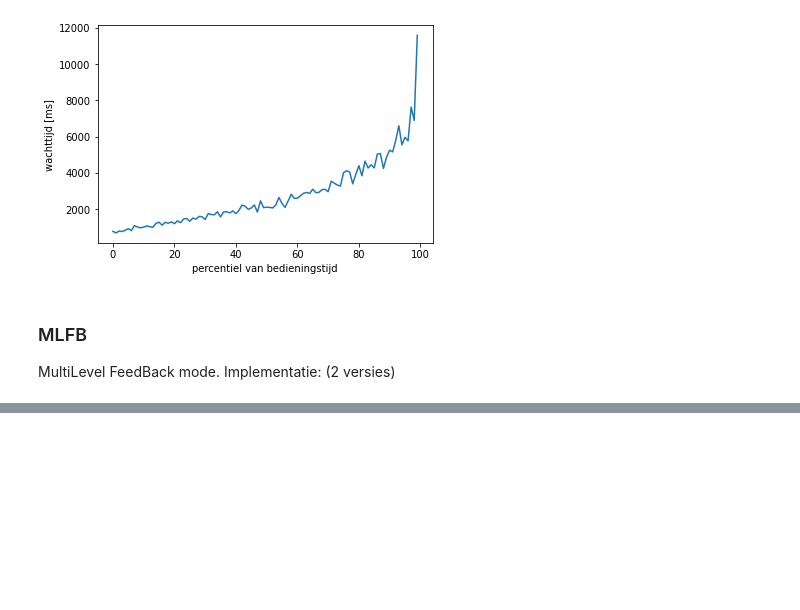
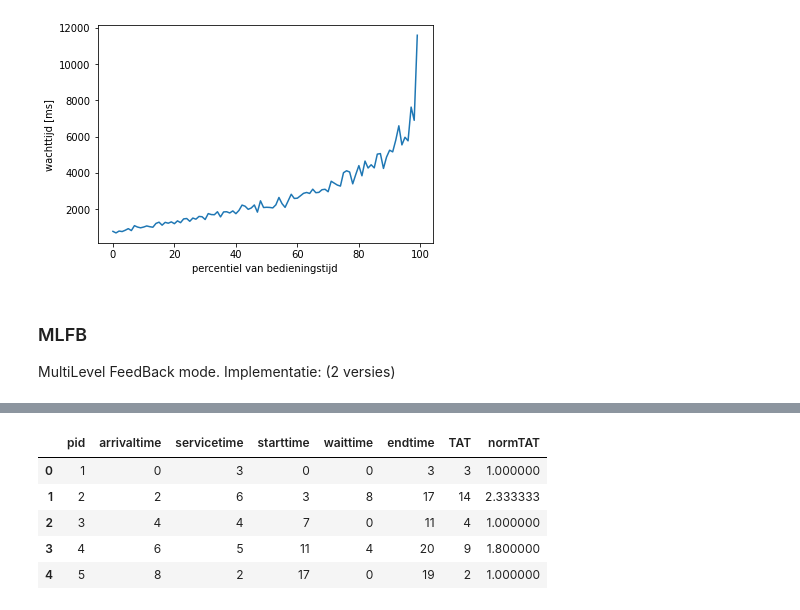
Before and after one commit to GPeeters/Besturingssystemen-2, a Jupyter notebook: process_scheduler.ipynb, the cells around one changed output, grey strips where cells are left out. Saved outputs shown, nothing was run; the diff lists cells and outputs as text; code cells hidden in the pictures; blank space fills up the shorter version.

```diff
--- a/process_scheduler.ipynb
+++ b/process_scheduler.ipynb
@@ -604,0 +583,11 @@ totaal(df_50000)
+# %%
+
+
+RR(df_test, 4)
+# %% [output]
+|  | pid | arrivaltime | servicetime | starttime | waittime | endtime | TAT | normTAT |
+| 0 | 1 | 0 | 3 | 0 | 0 | 3 | 3 | 1.000000 |
+| 1 | 2 | 2 | 6 | 3 | 8 | 17 | 14 | 2.333333 |
+| 2 | 3 | 4 | 4 | 7 | 0 | 11 | 4 | 1.000000 |
+| 3 | 4 | 6 | 5 | 11 | 4 | 20 | 9 | 1.800000 |
+| 4 | 5 | 8 | 2 | 17 | 0 | 19 | 2 | 1.000000 |
```
Also changed, not shown: parts of 4 cells of this notebook.
